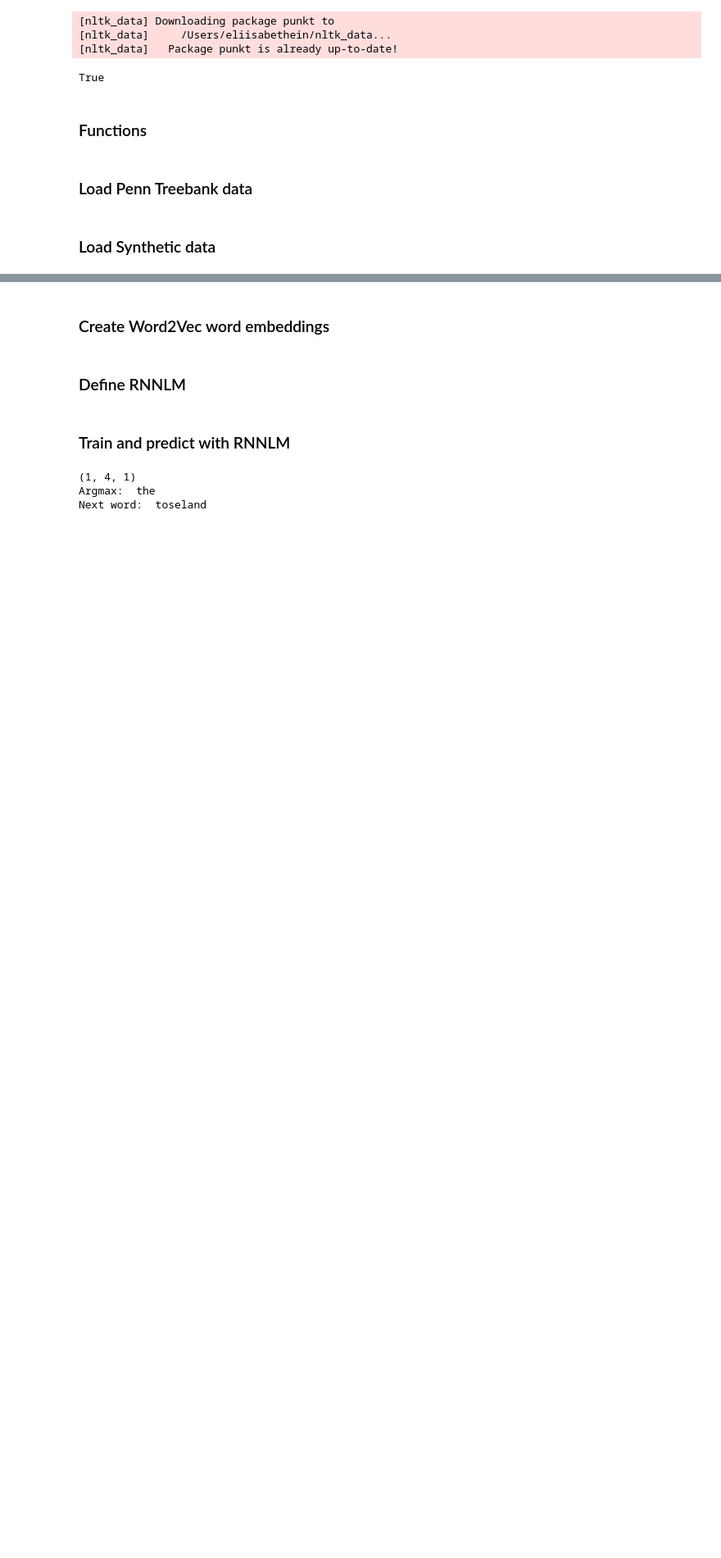
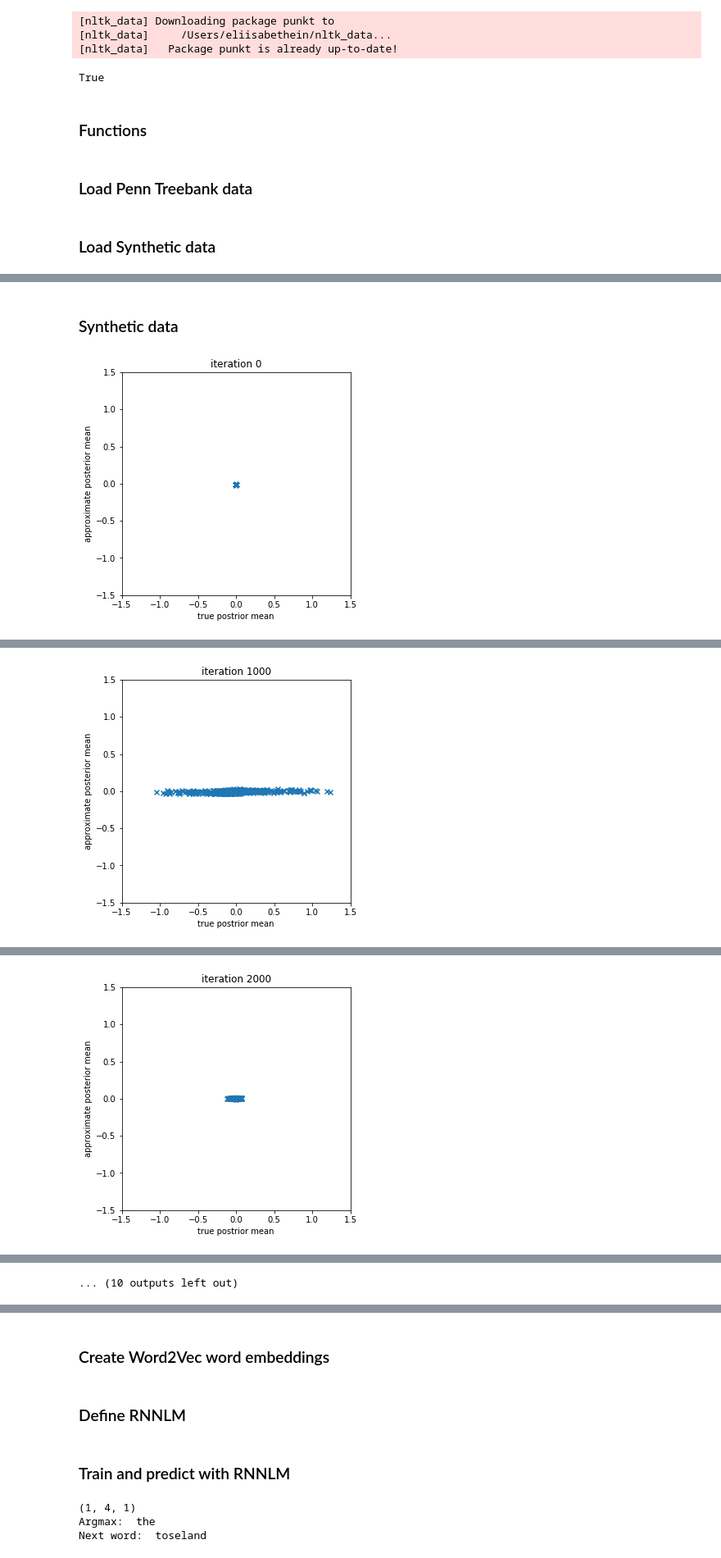
Before and after one commit to eliisabethein/DD2424-project, a Jupyter notebook: refactored-workspace.ipynb, the cells around one changed output, grey strips where cells are left out. Shown at 82% size. Saved outputs shown, nothing was run; the diff lists cells and outputs as text; code cells hidden in the pictures; blank space fills up the shorter version.

Commit message:
changed initialisation, added plotting

```diff
--- a/refactored-workspace.ipynb
+++ b/refactored-workspace.ipynb
@@ -130,0 +327,21 @@ inputs, targets = get_batches_synthetic(train_syn_data, batch_size)
+# %%
+def loss_function(outputs, labels, mean, log_variance, annealing_args=None):
+    BCE = nn.CrossEntropyLoss(reduction='sum')(outputs, labels)
+    KLD = -0.5 * torch.sum(1 + log_variance - mean.pow(2) - log_variance.exp())
+    if annealing_args is not None:
+        kl_weight = kl_annealing_weight(annealing_args['type'], annealing_args['step'], annealing_args['k'], annealing_args['first_step'])
+    else:
+        kl_weight = 1.0
+    BCE = BCE / mean.shape[1]  # divide by batch size
+    KLD = (kl_weight * KLD) / mean.shape[1]
+    loss = BCE + KLD
+    if annealing_args is not None:
+        return loss, BCE, KLD, kl_weight
+    else:
+        return loss, BCE, KLD
+
+def kl_annealing_weight(annealing_type, step, k, first_step):
+    if annealing_type == 'logistic':
+        return float(1/(1+np.exp(-k*(step-first_step))))
+    elif annealing_type == 'linear':
+        return min(1, step/first_step)
@@ -130,0 +538,20 @@ inputs, targets = get_batches_synthetic(train_syn_data, batch_size)
+# %% [markdown]
+### Synthetic data
+# %%
+# without annealing
+vocab_size = 1000
+hidden_size = 50
+embedding_size = 50
+latent_size = 1
+num_layers = 1
+step = 0.25
+learning_rate = 0.01
+epochs = 10
+
+embedding_weights = nn.Embedding(vocab_size, embedding_size).weight
+vae = VAE(hidden_size, num_layers, embedding_weights, latent_size, synthetic=True)
+
+train(vae, inputs, targets, epochs, vocab_size, hidden_size, latent_size, plot=True, learning_rate=learning_rate,
+      synthetic=True, step=step, tracked_inputs=tracked_inputs, tracked_targets=tracked_targets, plot_lim=1.5)
+# %% [output]
+[figure, added]
@@ -130,0 +568 @@ inputs, targets = get_batches_synthetic(train_syn_data, batch_size)
+[figure, added]
@@ -130,0 +581 @@ inputs, targets = get_batches_synthetic(train_syn_data, batch_size)
+[figure, added]
@@ -130,0 +633 @@ inputs, targets = get_batches_synthetic(train_syn_data, batch_size)
+... (10 outputs left out)
```
Also changed, not shown: parts of 33 cells of this notebook.
